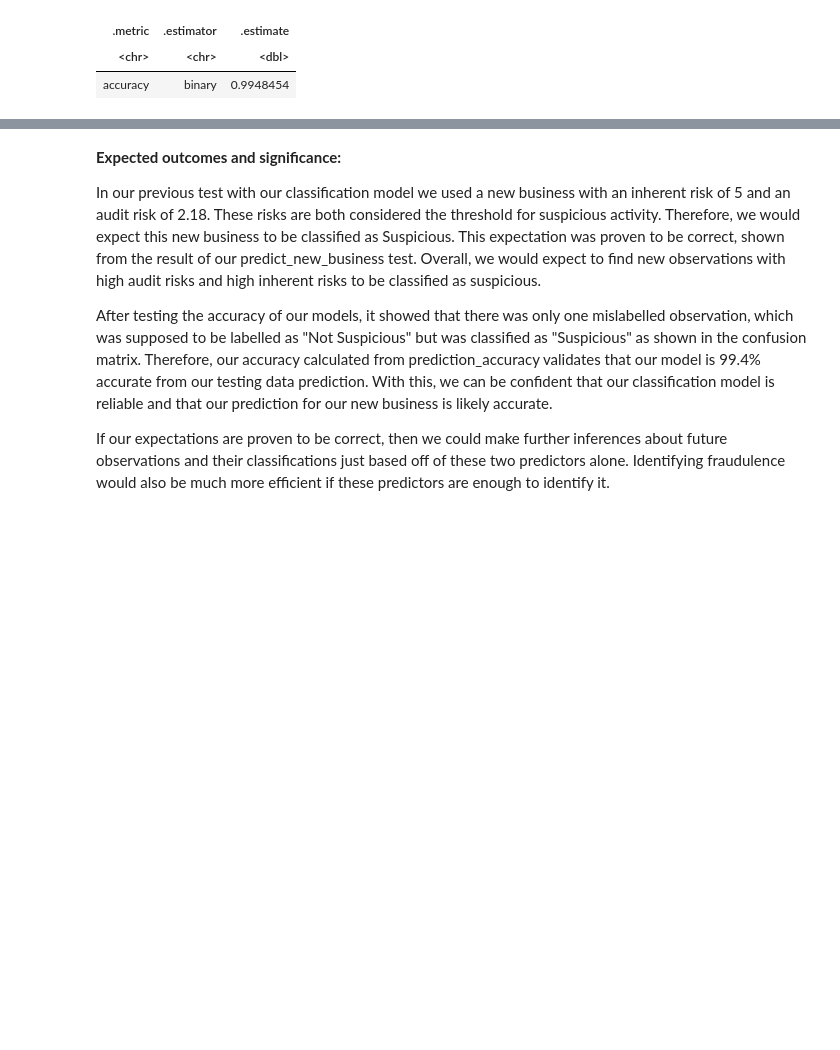
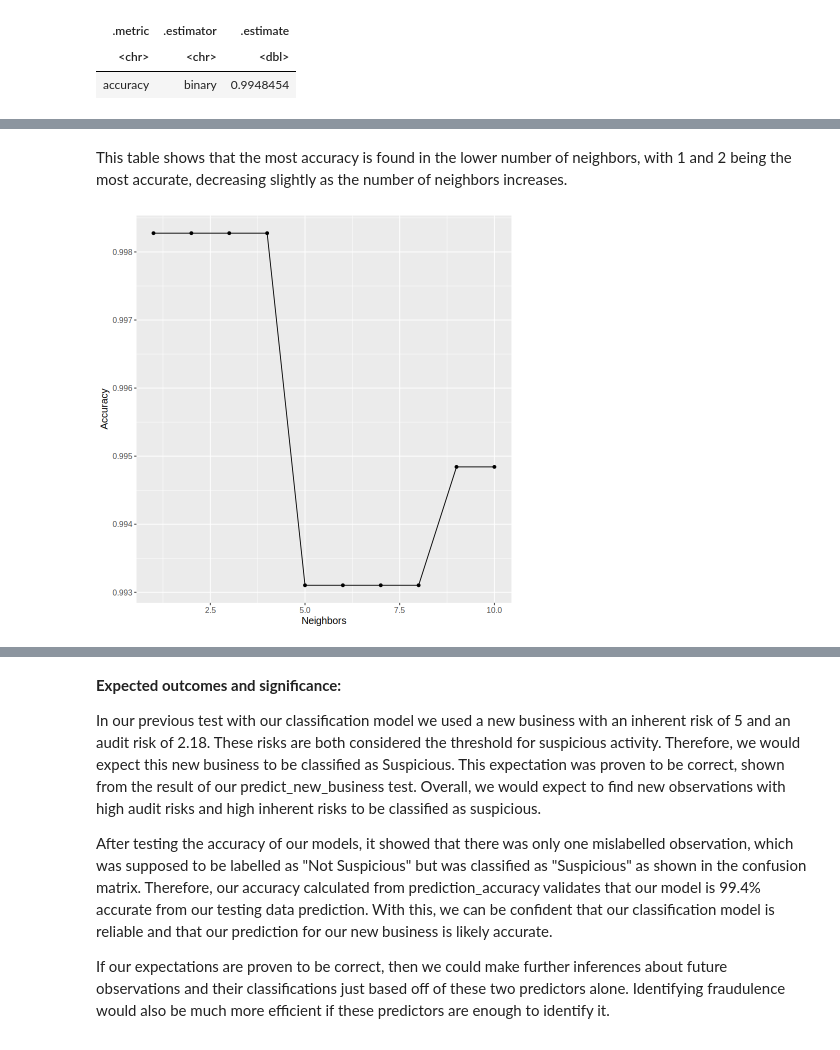
Before and after one commit to kathrynida/dsci-100-2023w1-group-16, a Jupyter notebook: DSCI 100 - Final Project Report.ipynb, the cells around one changed output, grey strips where cells are left out. Drawn from its saved outputs; the diff is of its cells as text; code cells hidden in the pictures; blank space fills up the shorter version.

```diff
--- a/DSCI 100 - Final Project Report.ipynb
+++ b/DSCI 100 - Final Project Report.ipynb
@@ -359,0 +371,19 @@ A tibble: 1 × 3
+# %%
+#knn_results shows us the accuracy of each of the neighbor values from 1 to 10
+
+k_vals <- tibble(neighbors = seq(from = 1, to = 10, by = 1))
+
+knn_spec_tune <- nearest_neighbor(weight_func = "rectangular", neighbors = tune()) |>
+set_engine("kknn") |>
+set_mode("classification")
+
+knn_results <- workflow() |>
+add_recipe(audit_recipe) |>
+add_model(knn_spec_tune) |>
+tune_grid(resamples = audit_vfold, grid = k_vals) |>
+collect_metrics()
+
+accuracies <- knn_results |>
+filter(.metric == "accuracy")
+
+accuracies
@@ -359,0 +401,13 @@ A tibble: 1 × 3
+# %% [markdown]
+This table shows that the most accuracy is found in the lower number of neighbors, with 1 and 2 being the most accurate, decreasing slightly as the number of neighbors increases.
+# %%
+# A plot to visualize how accuracy changes as the number of neighbors (k) increases
+accuracy_vs_k <- ggplot(accuracies, aes(x = neighbors, y = mean)) +
+  geom_point() +
+  geom_line() +
+  labs(x = "Neighbors", y = "Accuracy") +
+  theme(text = element_text(size = 12))
+
+accuracy_vs_k
+# %% [output]
+[figure, added]
```
Also changed, not shown: parts of 19 cells of this notebook.
